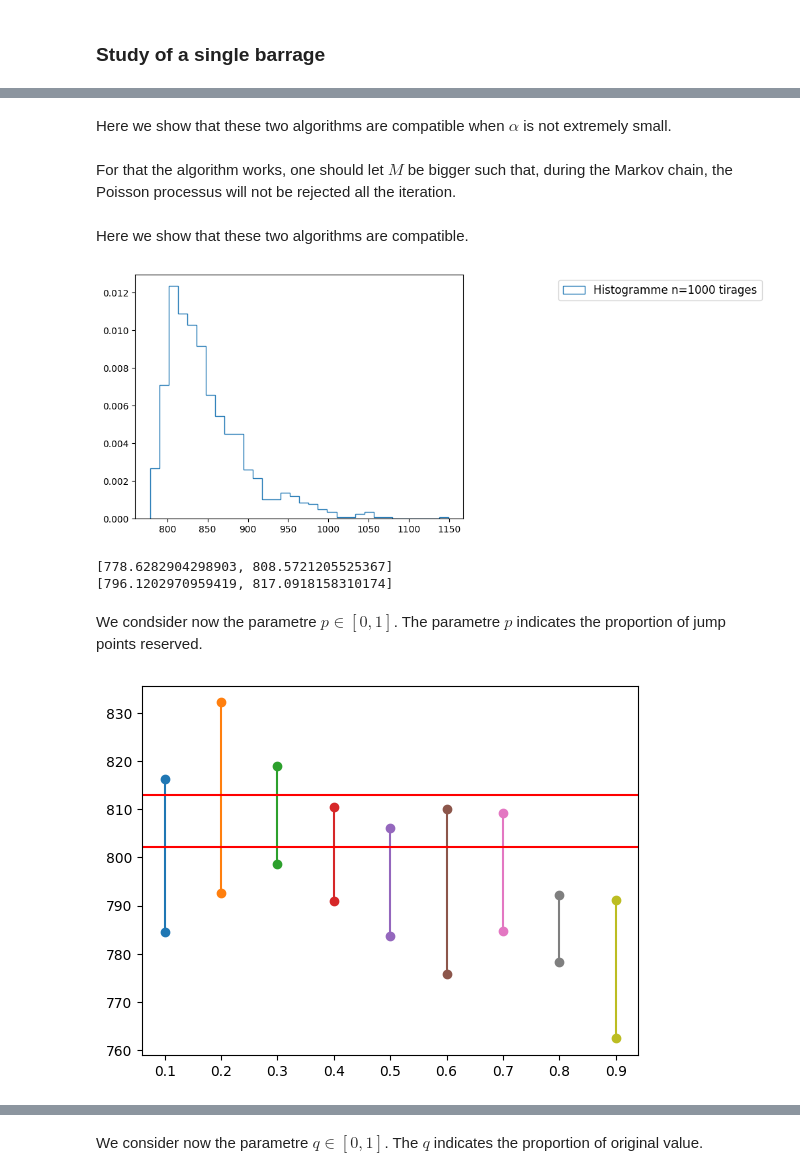
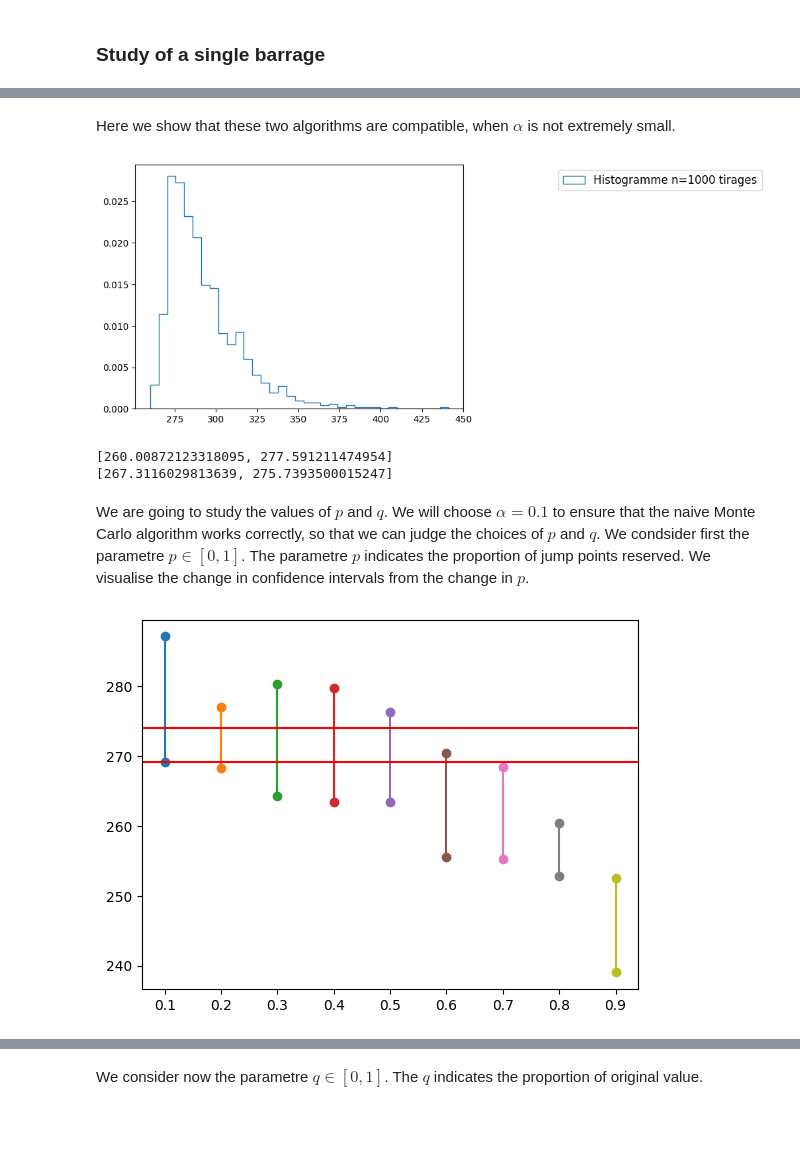
Before and after one commit to Zian-Chen/Barrages, a Jupyter notebook: projet.ipynb, the cells around one changed output, grey strips where cells are left out. Cells and saved outputs as stored; diff of their text form; code cells hidden in the pictures; blank space fills up the shorter version.

```diff
--- a/projet.ipynb
+++ b/projet.ipynb
@@ -162,16 +174,9 @@ print(x_0)
 # %% [markdown]
 ### Study of a single barrage
 # %%
-lambda_1 = 70
-delta_1 = 0.07
-delta_2 = 0.7
-b = 0.9
-alpha = 1e-6
-T = 1
-r_1 = 1
-
 N = 1000
 M = 20
+x_0 = 190
 
 class last_particle():
     """
@@ -197,6 +202,7 @@ class last_particle():
         """
         # idea c.f. TP 5
         R_start = R.copy()
+        accept = 0
         for _ in range(self.M):
             Unif = np.array(np.random.uniform(0, 1, len(R_start.t)))
             retained_indices = np.argwhere(Unif <= p)
@@ -219,14 +225,16 @@ class last_particle():
             X_t_next = R_next.get_volume(self.x0)
             if self.mode == "__T__":
                 if R_next.get_volume_at_t(X_t_next, T) > L:
+                    accept += 1
                     R_start = R_next
             if self.mode == "__max__":
                 if np.max(X_t_next) > L:
+                    accept += 1
                     R_start = R_next
-        return R_start
+        return R_start, accept/self.M
     # 输出accept的率试一试
 
-    def get_critical_level_and_distribution(self, lam, b, delta_1, delta_2, r, alpha, switch=True, q=0.9, p=0.5):
+    def get_critical_level_and_distribution(self, lam, b, delta_1, delta_2, r, alpha, p=0.5, q=0.95):
         """
             Obtain the critical level of (1 - alpha) and overtaking distribution of this level;
             True to print the histo, False no
@@ -246,13 +254,15 @@ class last_particle():
 
         # c.f. silde 4 part 1 page 13
         stop_index = int(np.ceil(np.log(alpha) / np.log(1-1/self.N)))
+        accept_rate = []
         for k in range(stop_index):
             reached_indices = np.argwhere(critical_X_t == L)
             reached_indices = reached_indices.ravel()
             outer_indices = np.setdiff1d(np.arange(self.N), reached_indices)
             for i in reached_indices:
                 j = np.random.choice(outer_indices)
-                R_new = self.get_new_rainfall(A_t[j], L, q=q, p=p)
+                R_new, accept_rate_R = self.get_new_rainfall(A_t[j], L, p=p, q=q)
+                accept_rate.append(accept_rate_R)
                 A_t[i] = R_new
                 X_t_new = R_new.get_volume(self.x0)
                 if self.mode == "__T__":
@@ -260,11 +270,7 @@ class last_particle():
                 if self.mode == "__max__":
                     critical_X_t[i] = np.max(X_t_new)
             L = np.min(critical_X_t)
-        if switch:
-            plt.hist(critical_X_t , bins="auto", density=True, histtype="step", label="Histogramme n=%1.0f tirages" %self.N)
-            plt.legend(fontsize=12, loc=9, bbox_to_anchor=(1.6, 1.0), ncol=1)
-            plt.show()
-        return L, critical_X_t
+        return L, critical_X_t, accept_rate
 
 class naive_MonteCarlo():
     """
@@ -373,5 +383,3 @@ class importance_sampling():
             idx += 1
         L = values[indices[-idx]]
         return L
-# %% [markdown]
-Here we show that these two algorithms are compatible when $\alpha$ is not extremely small.
@@ -391,53 +386,51 @@ alg_max_1 = last_particle(N*2, M*2, 100, 20, "__max__")
-# %% [markdown]
-For that the algorithm works, one should let $M$ be bigger such that, during the Markov chain, the Poisson processus will not be rejected all the iteration.
 # %%
 alg_max_3 = importance_sampling(N*10, 100, 20, "__max__", 0, -0.2)
 alg_max_2 = naive_MonteCarlo(N*10, 100, 20, "__max__")
 # print(alg_max_2.get_critical_level(1, 0.9, 0.07, 0.7, 0.1, 0.000001))
 # print(alg_max_3.get_critical_level(1, 0.9, 0.07, 0.7, 0.1, 0.000001))
 # %% [markdown]
-Here we show that these two algorithms are compatible.
+Here we show that these two algorithms are compatible, when $\alpha$ is not extremely small.
 # %%
-alg_max = last_particle(100, M, 190, 1, "__max__")
+alg_max = last_particle(100, M, x_0, T, "__max__")
 L_lp = []
 values_lp = []
 for _ in range(10):
-    L, values = alg_max.get_critical_level_and_distribution(70, 0.9, 0.07, 0.7, 1, 0.1, False, p=0.6)
+    L, values, accept_rate = alg_max.get_critical_level_and_distribution(lambda_1, b, delta_1, delta_2, r_1, 0.1)
     L_lp.append(L)
     values_lp = values_lp + values
 plt.hist(values_lp, bins="auto", density=True, histtype="step", label="Histogramme n=%1.0f tirages" %N)
 plt.legend(fontsize=12, loc=9, bbox_to_anchor=(1.6, 1.0), ncol=1)
 plt.show()
 print([min(L_lp), max(L_lp)])
-alg_max_2 = naive_MonteCarlo(N, 190, 1, "__max__")
+alg_max_2 = naive_MonteCarlo(N, x_0, T, "__max__")
 L_nM = []
 for _ in range(10):
-    L = alg_max_2.get_critical_level(70, 0.9, 0.07, 0.7, 1, 0.1)
+    L = alg_max_2.get_critical_level(lambda_1, b, delta_1, delta_2, r_1, 0.1)
     L_nM.append(L)
 print([min(L_nM), max(L_nM)])
 # %% [output]
-[figure, old version]
+[figure, new version]
-[778.6282904298903, 808.5721205525367]
-[796.1202970959419, 817.0918158310174]
+[260.00872123318095, 277.591211474954]
+[267.3116029813639, 275.7393500015247]
-# %% [markdown]
-We condsider now the parametre $p\in[0,1]$. The parametre $p$ indicates the proportion of jump points reserved.
+# %% [markdown]
+We are going to study the values of $p$ and $q$. We will choose $\alpha=0.1$ to ensure that the naive Monte Carlo algorithm works correctly, so that we can judge the choices of $p$ and $q$. We condsider first the parametre $p\in[0,1]$. The parametre $p$ indicates the proportion of jump points reserved. We  visualise the change in confidence intervals from the change in $p$.
 # %%
-alg_max = last_particle(100, M, 190, 1, "__max__")
+alg_max = last_particle(100, M, x_0, T, "__max__")
 for p in range(1, 10):
     L_lp = []
     values_lp = []
     for _ in range(10):
-        L, values = alg_max.get_critical_level_and_distribution(70, 0.9, 0.07, 0.7, 1, 0.1, False, p=p/10)
+        L, values, accept_rate = alg_max.get_critical_level_and_distribution(lambda_1, b, delta_1, delta_2, r_1, 0.1, p=p/10)
         L_lp.append(L)
         values_lp = values_lp + values
     plt.plot([p/10, p/10], [min(L_lp), max(L_lp)], marker='o')
-alg_max_2 = naive_MonteCarlo(N, 190, 1, "__max__")
+alg_max_2 = naive_MonteCarlo(N, x_0, T, "__max__")
 L_nM = []
 for _ in range(10):
-    L = alg_max_2.get_critical_level(70, 0.9, 0.07, 0.7, 1, 0.1)
+    L = alg_max_2.get_critical_level(lambda_1, b, delta_1, delta_2, r_1, 0.1)
     L_nM.append(L)
 plt.axhline(y=min(L_nM), color='r', linestyle='-')
 plt.axhline(y=max(L_nM), color='r', linestyle='-')
 plt.show()
 # %% [output]
-[figure, old version]
+[figure, new version]
```
Also changed, not shown: parts of 13 cells of this notebook, 5 other files.
